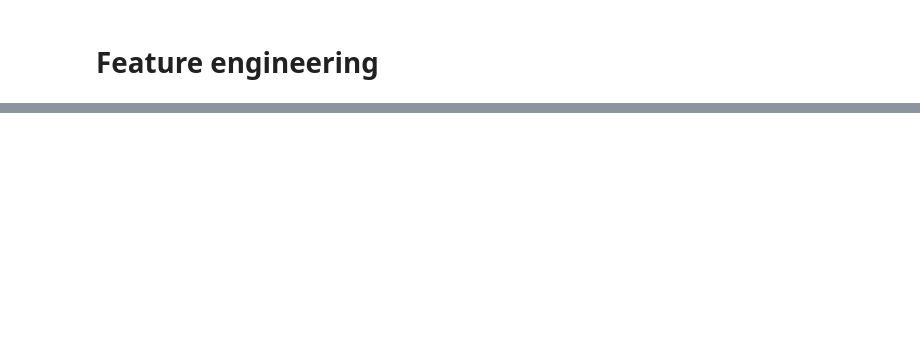
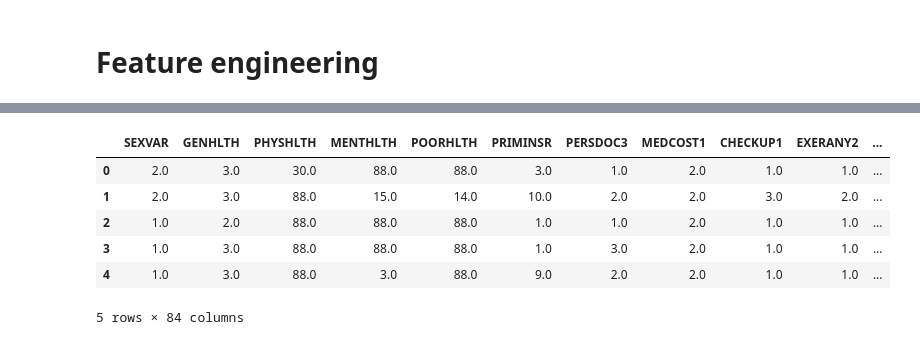
Before and after one commit to thomasdepic/mini-hackaton-gros-camtars, a Jupyter notebook: CRS/CR_hugo.ipynb, the cells around one changed output, grey strips where cells are left out. Drawn from its saved outputs; the diff is of its cells as text; code cells hidden in the pictures; blank space fills up the shorter version.

Commit message:
Feature enginieering with mode

```diff
--- a/CRS/CR_hugo.ipynb
+++ b/CRS/CR_hugo.ipynb
@@ -127,3 +175,0 @@ Instead of removing all lines with NaNs w
-# %%
-acp_df = PCA(n_components=10)
-acp_df.fit(df)
@@ -129,0 +178,4 @@ acp_df.fit(df)
+# %%
+df_fteng_mode = df.copy()
+df_fteng_mode.head()
+df_fteng_mode.columns.values
@@ -129,0 +200,29 @@ acp_df.fit(df)
+# %%
+df_fteng_mode.mode().iloc[0]
+def replace_nan_mode(df):
+    """
+    Replaces NaN values in each column of a DataFrame with the most frequent value (mode) of that column.
+
+    Parameters:
+    df (pd.DataFrame): Input DataFrame
+
+    Returns:
+    pd.DataFrame: DataFrame with NaN values replaced by the mode of each column
+    """
+    for column in df.columns:
+        mode = df[column].mode()
+        if not mode.empty:  # Only replace if mode exists (i.e., column is not empty)
+            df[column].fillna(mode[0])
+    return df
+
+df_fteng_mode = replace_nan_mode(df_fteng_mode)
+
+df_fteng_mode.head()
+# %% [output]
+|  | SEXVAR | GENHLTH | PHYSHLTH | MENTHLTH | POORHLTH | PRIMINSR | PERSDOC3 | MEDCOST1 | CHECKUP1 | EXERANY2 | ... |
+| 0 | 2.0 | 3.0 | 30.0 | 88.0 | 88.0 | 3.0 | 1.0 | 2.0 | 1.0 | 1.0 | ... |
+| 1 | 2.0 | 3.0 | 88.0 | 15.0 | 14.0 | 10.0 | 2.0 | 2.0 | 3.0 | 2.0 | ... |
+| 2 | 1.0 | 2.0 | 88.0 | 88.0 | 88.0 | 1.0 | 1.0 | 2.0 | 1.0 | 1.0 | ... |
+| 3 | 1.0 | 3.0 | 88.0 | 88.0 | 88.0 | 1.0 | 3.0 | 2.0 | 1.0 | 1.0 | ... |
+| 4 | 1.0 | 3.0 | 88.0 | 3.0 | 88.0 | 9.0 | 2.0 | 2.0 | 1.0 | 1.0 | ... |
+5 rows × 84 columns
```
Also changed, not shown: parts of 9 cells of this notebook.
